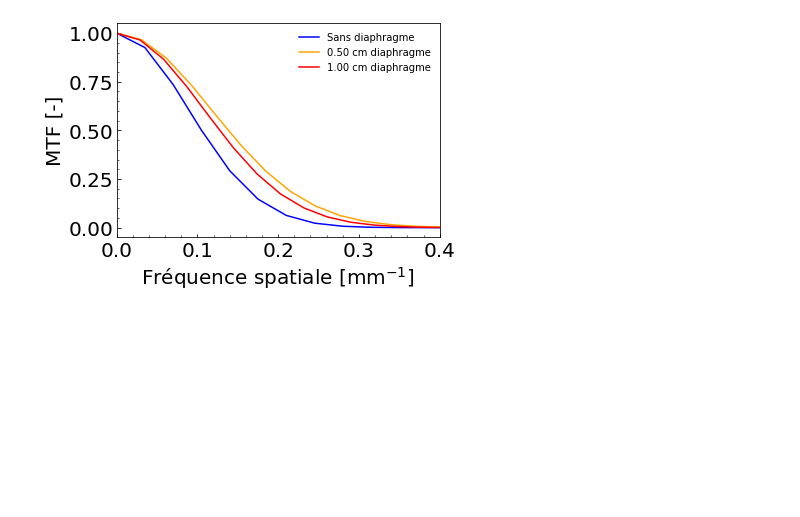
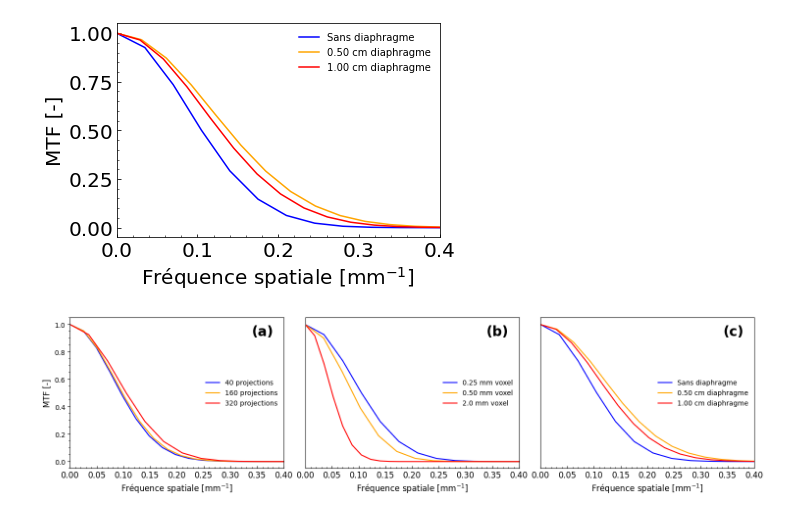
Before and after one commit to felixantoine1/labV_projet, a Jupyter notebook: analyse_partie5.ipynb, the cells around one changed output. Cells and saved outputs as stored; diff of their text form; code cells hidden in the pictures; blank space fills up the shorter version.

```diff
--- a/analyse_partie5.ipynb
+++ b/analyse_partie5.ipynb
@@ -292,3 +292,63 @@ plt.tight_layout()
 plt.show()
 # %% [output]
 [figure]
+# %%
+# Create figure and subplots
+fig, axs = plt.subplots(1, 3, figsize=(18, 4), sharey=True)
+
+# Plot 1
+(freq_40, mtf_40) = analyze_edge('partie 5/3d_040_025_milieu.csv', 0.25)
+(freq_160, mtf_160) = analyze_edge('partie 5/3d_160_025_milieu.csv', 0.25)
+(freq_320, mtf_320) = analyze_edge('partie 5/3d_320_025_milieu.csv', 0.25)
+
+axs[0].plot(freq_40, mtf_40, color="blue", label='40 projections')
+axs[0].plot(freq_160, mtf_160, color="orange", label='160 projections')
+axs[0].plot(freq_320, mtf_320, color="red", label='320 projections')
+axs[0].set_xlim(0, 0.4)
+axs[0].set_ylabel("MTF [-]", fontsize=12)
+axs[0].set_xlabel("Fréquence spatiale [mm$^{-1}$]", fontsize=12)
+axs[0].legend(frameon=False, loc='center right')
+axs[0].tick_params(axis='y', which='both', left=True, right=False, labelleft=True, labelright=False)
+axs[0].tick_params(axis='x', which='both', direction='in', labelsize=12)
+axs[0].text(0.95, 0.95, '(a)', horizontalalignment='right', verticalalignment='top', transform=axs[0].transAxes, weight='bold', size=20)
+axs[0].minorticks_on()
+
+# Plot 2
+(freq_025, mtf_025) = analyze_edge('partie 5/3d_320_025_milieu.csv', 0.25)
+(freq_050, mtf_050) = analyze_edge('partie 5/3d_320_050_milieu.csv', 0.50)
+(freq_200, mtf_200) = analyze_edge('partie 5/3d_320_200_milieu.csv', 2.0)
+
+axs[1].plot(freq_025, mtf_025, color="blue", label='0.25 mm voxel')
+axs[1].plot(freq_050, mtf_050, color="orange", label='0.50 mm voxel')
+axs[1].plot(freq_200, mtf_200, color="red", label='2.0 mm voxel')
+axs[1].set_xlim(0, 0.4)
+axs[1].set_xlabel("Fréquence spatiale [mm$^{-1}$]", fontsize=12)
+axs[1].legend(frameon=False, loc='center right')
+axs[1].tick_params(axis='both', which='both', direction='in', labelsize=12)
+axs[1].minorticks_on()
+axs[1].tick_params(axis='y', which='both', left=False, right=False, labelleft=False, labelright=False)
+axs[1].text(0.95, 0.95, '(b)', horizontalalignment='right', verticalalignment='top', transform=axs[1].transAxes, weight='bold', size=20)
+
+# Plot 3
+(freq_sans, mtf_sans) = analyze_edge('partie 5/3d_320_025_milieu.csv', 0.25)
+(freq_dia_050, mtf_dia_050) = analyze_edge('partie 5/3d_320_025_dia050.csv', 0.25)
+(freq_dia_100, mtf_dia_100) = analyze_edge('partie 5/3d_320_025_dia100.csv', 0.25)
+
+axs[2].plot(freq_sans, mtf_sans, color="blue", label='Sans diaphragme')
+axs[2].plot(freq_dia_050, mtf_dia_050, color="orange", label='0.50 cm diaphragme')
+axs[2].plot(freq_dia_100, mtf_dia_100, color="red", label='1.00 cm diaphragme')
+axs[2].set_xlim(0, 0.4)
+axs[2].set_xlabel("Fréquence spatiale [mm$^{-1}$]", fontsize=12)
+axs[2].legend(frameon=False, loc='center right')
+axs[2].tick_params(axis='both', which='both', direction='in', labelsize=12)
+axs[2].minorticks_on()
+axs[2].tick_params(axis='y', which='both', left=False, right=False, labelleft=False, labelright=False)
+axs[2].text(0.95, 0.95, '(c)', horizontalalignment='right', verticalalignment='top', transform=axs[2].transAxes, weight='bold', size=20)
+
+# Adjust layout
+plt.subplots_adjust(wspace=0.1)
+
+# Show plot
+plt.show()
+# %% [output]
+[figure, added]
```
Also changed, not shown: 4 other files.
